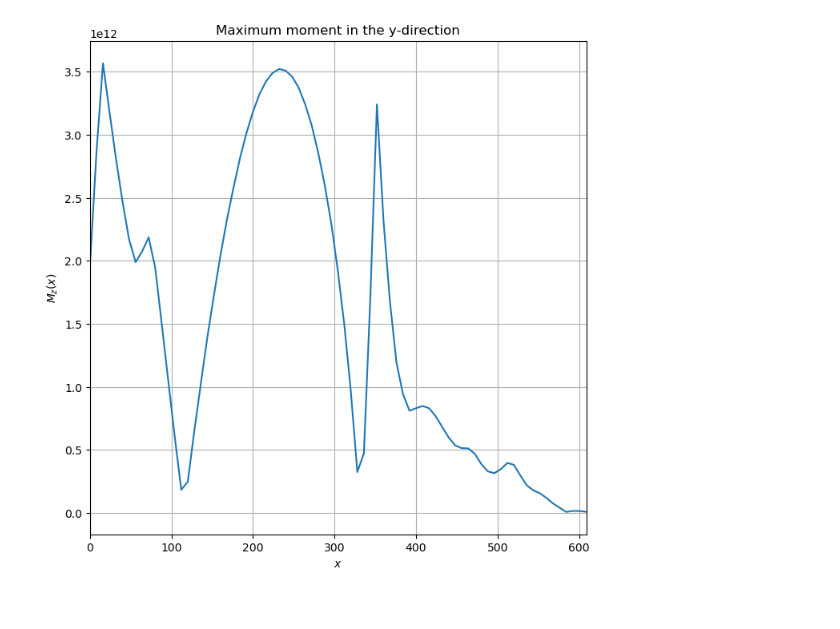
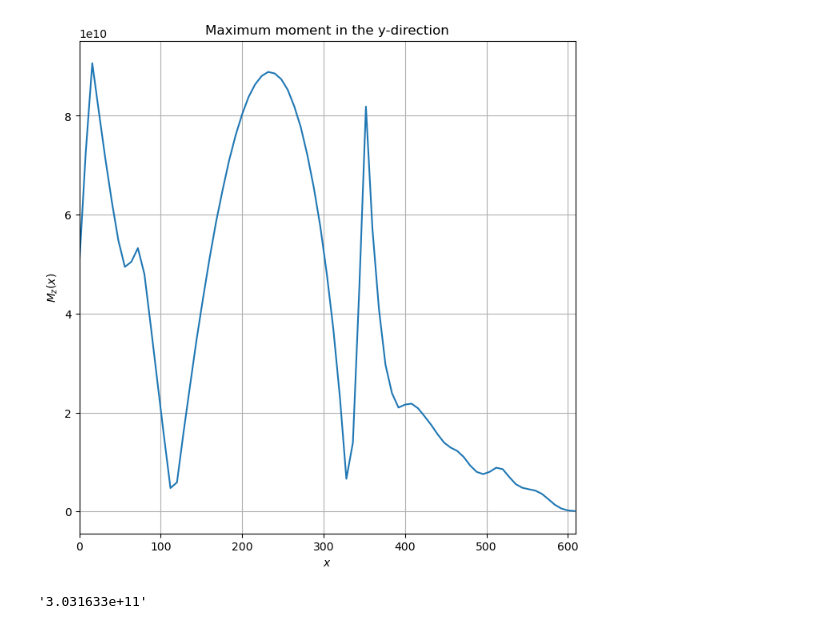
Before and after one commit to markusweberg/buffeting_load_response, a Jupyter notebook: Buffeting_load_response.ipynb, the cells around one changed output. Drawn from its saved outputs; the diff is of its cells as text; code cells hidden in the pictures.

```diff
--- a/Buffeting_load_response.ipynb
+++ b/Buffeting_load_response.ipynb
@@ -61,9 +62,9 @@ V = V_b0 * C_dir* C_seas * C_alt * C_prob * C_0 * C_r
 
 # Wind spectra properties
 rho = 1.25
-Au = 6.8
-Av = 9.4
-Aw = 9.4
+Au = 6.8 / 2 / np.pi
+Av = 9.4 / 2 / np.pi
+Aw = 9.4 / 2 / np.pi
 xLu = L1 * (z / z1)**0.3
 xLv = 1 / 4 * xLu
 xLw = 1 / 12 * xLu
@@ -81,8 +82,8 @@ CL_prime = 2.22
 CL_bar = -0.58
 CM_prime = 0.786
 CM_bar = -0.017
-C_u = 9
-C_w = 6
+C_u = 9 / 2 / np.pi
+C_w = 6 / 2 / np.pi
 # %%
 # Calculating the cross-spectral density of the wind load
 
@@ -106,7 +107,7 @@ K_ae = rho * V**2 * B / 2 * np.array([
 ])
 
 # Frequency vector
-w = np.linspace(0.001, 3, 100)
+w = np.logspace(-3, 1.2, 100)
 
 # Wind turbulence
 Su = (Iu*V)**2*Au*xLu/V / ((1+1.5*Au*w*xLu/V)**(5/3))
@@ -155,12 +156,12 @@ for h in range(len(w)):
 
 # Import the cross-spectral density to skip calculation
 
-S_Q = np.load("./Results/Initial model/S_Q_initial.npy")
+# S_Q = np.load("./Results/Initial model/S_Q_initial.npy")
 # S_Q = np.load("./Results/Updated model/S_Q_updated.npy")
 # %%
 # Interpolating the cross-spectral density matrix to get better resolution in the response spectrum
 
-w_interp = np.linspace(0.001,3,1000)
+w_interp = np.linspace(0.001, 15, 1000)
 S_Q_interp = np.zeros((n_modes, n_modes, len(w_interp)))
 
 for i in range(n_modes):
@@ -300,26 +308,41 @@ plt.show()
 # %%
 # Calculating bending moment based on the deformation using formula
 # M = EI * y''
 
-EI11 = 2.92893E+12
-EI22 = 1.93233E+12
+EI1 = 2.92893E+12
+EI2 = 1.93233E+12
 
 EI = np.zeros_like(std_dev_y.real)
-EI[:45] = EI11
-EI[45:] = EI22
+EI[:45] = EI1
+EI[45:] = EI2
 
 dydy = np.gradient(np.gradient(std_dev_y.real))
 
 M = EI * dydy
 
 plt.figure(figsize=(8,8))
 plt.grid()
 # Plotting the absolute value of the moment gave a plot similar to the plot above
 plt.plot(x, np.abs(M))
 plt.xlim(0, 609)
 plt.title("Maximum moment in the y-direction")
 plt.xlabel("$x$")
 plt.ylabel("$M_z(x)$")
 plt.show()
 # %% [output]
-[figure, old version]
+[figure, new version]
+# %%
+# Check calculation
+# Calculating the bending moment if the stress is half the yield stress of the concrete
+
+# Sigma = M / I * y
+
+sig = 20E6 / 2
+I = 1.81898E+05
+y = 12 / 2
+
+M = sig * I / y
+
+"{:e}".format(M)
+# %% [output]
+'3.031633e+11'
```
Also changed, not shown: parts of 7 cells of this notebook, 32 other files.
